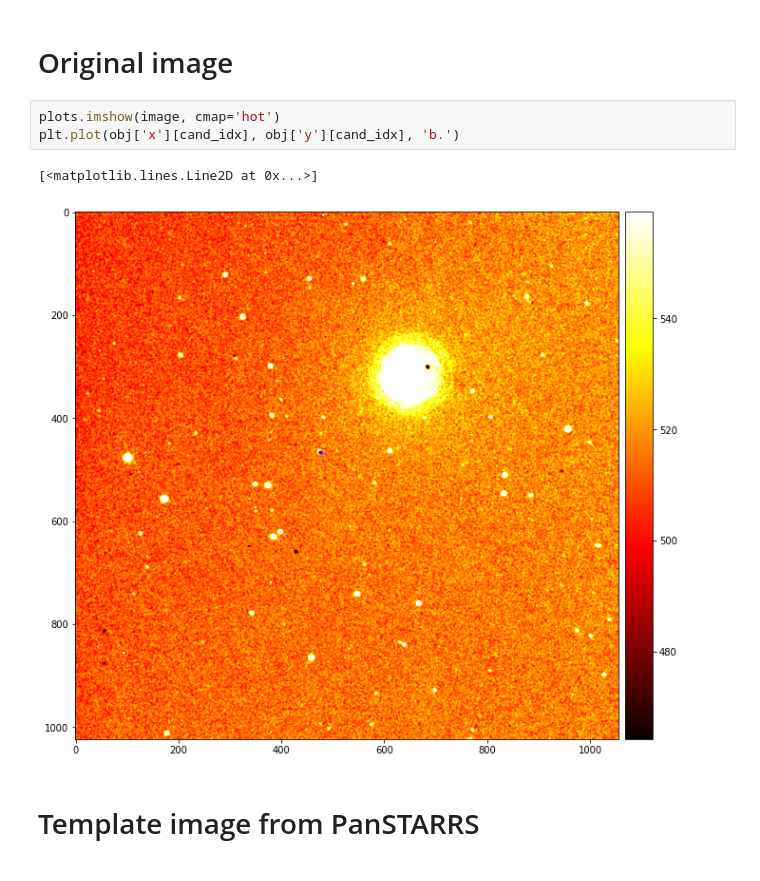
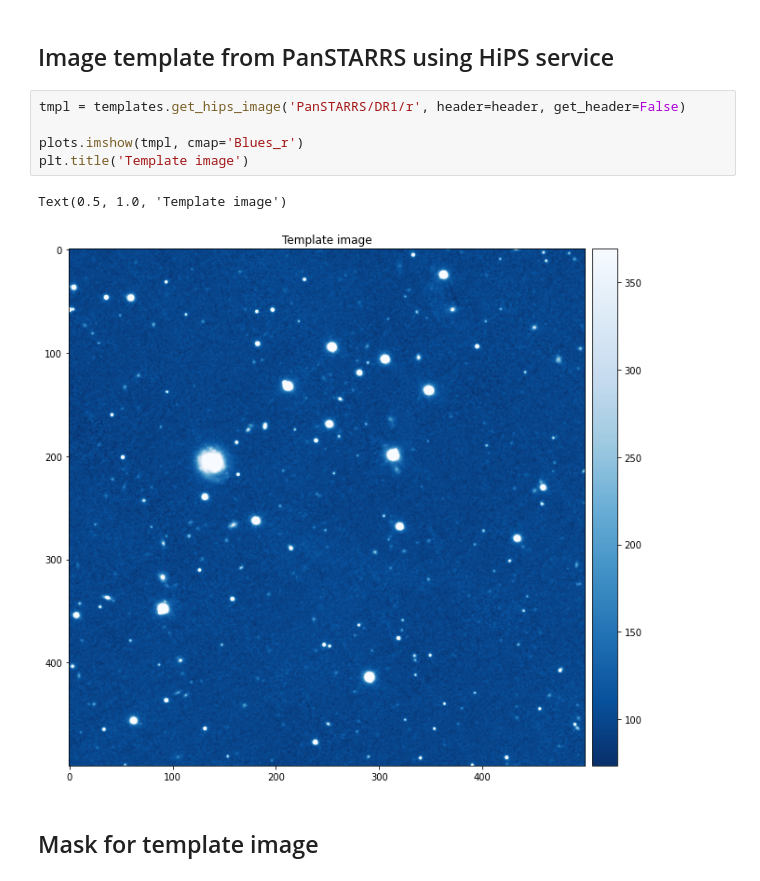
Before and after one commit to karpov-sv/stdpipe, a Jupyter notebook: notebooks/simple_pipeline.ipynb, the cells around one changed output. Cells and saved outputs as stored; diff of their text form.

```diff
--- a/notebooks/simple_pipeline.ipynb
+++ b/notebooks/simple_pipeline.ipynb
@@ -182,10 +151,12 @@ Text(0.5, 1.0, 'All detected objects')
+# %% [markdown]
+## Image template from PanSTARRS using HiPS service
+# %%
+tmpl = templates.get_hips_image('PanSTARRS/DR1/r', header=header, get_header=False)
+
+plots.imshow(tmpl, cmap='Blues_r')
+plt.title('Template image')
+# %% [output]
+Text(0.5, 1.0, 'Template image')
+[figure, added]
 # %% [markdown]
-# Original image
+## Mask for template image
-# %%
-plots.imshow(image, cmap='hot')
-plt.plot(obj['x'][cand_idx], obj['y'][cand_idx], 'b.')
-# %% [output]
-[<matplotlib.lines.Line2D at 0x...>]
-[figure, removed]
-# %% [markdown]
-# Template image from PanSTARRS
```
Also changed, not shown: parts of 24 cells of this notebook, 1 other file.
